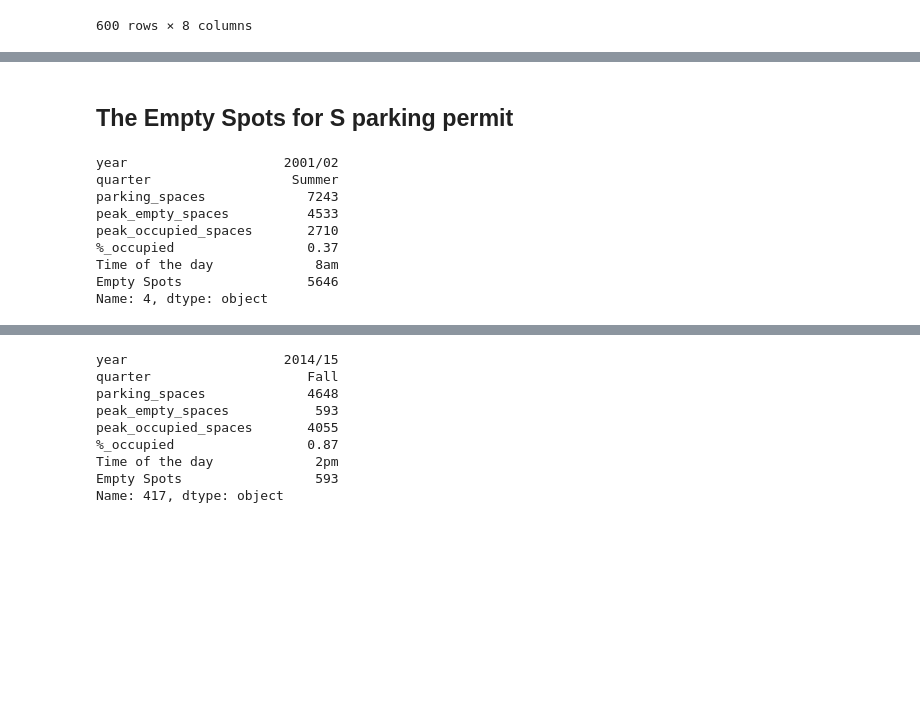
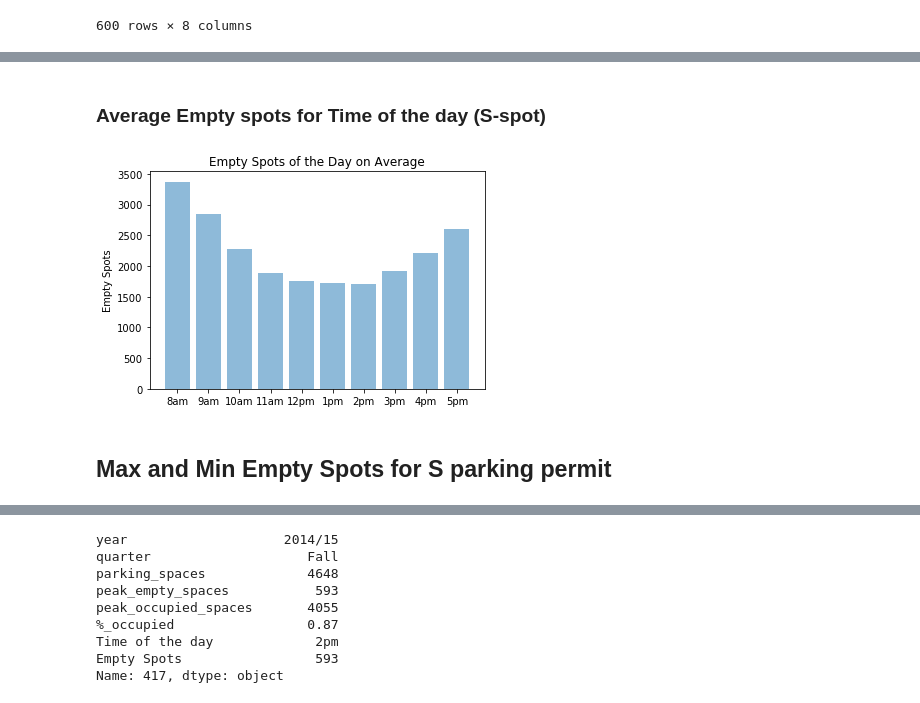
Before and after one commit to Maguilar43/ECE143_FinalProject, a Jupyter notebook: Data Observation Parking.ipynb, the cells around one changed output, grey strips where cells are left out. Cells and saved outputs as stored; diff of their text form; code cells hidden in the pictures; blank space fills up the shorter version.

```diff
--- a/Data Observation Parking.ipynb
+++ b/Data Observation Parking.ipynb
@@ -72,0 +52,5 @@ array([[<matplotlib.axes._subplots.AxesSubplot object at 0x...>,
+# %%
+df_La_Jolla_S_new = df_La_Jolla_S_new.rename(columns={"Time of the day": "Time"})
+df_La_Jolla_S_new_8am = df_La_Jolla_S_new[df_La_Jolla_S_new.Time == '8am']
+
+df_La_Jolla_S_new_8am #Filter only 8am (sample)
@@ -73,17 +75,38 @@ array([[<matplotlib.axes._subplots.AxesSubplot object at 0x...>,
+# %% [markdown]
+### Average Empty spots for Time of the day (S-spot)
+# %%
+df_La_Jolla_S_new_8am = df_La_Jolla_S_new[df_La_Jolla_S_new.Time == '8am']
+x1 = df_La_Jolla_S_new_8am["Empty Spots"].mean()
+df_La_Jolla_S_new_9am = df_La_Jolla_S_new[df_La_Jolla_S_new.Time == '9am']
+x2 = df_La_Jolla_S_new_9am["Empty Spots"].mean()
+df_La_Jolla_S_new_10am = df_La_Jolla_S_new[df_La_Jolla_S_new.Time == '10am']
+x3 = df_La_Jolla_S_new_10am["Empty Spots"].mean()
+df_La_Jolla_S_new_11am = df_La_Jolla_S_new[df_La_Jolla_S_new.Time == '11am']
+x4 = df_La_Jolla_S_new_11am["Empty Spots"].mean()
+df_La_Jolla_S_new_12am = df_La_Jolla_S_new[df_La_Jolla_S_new.Time == '12am']
+x5 = df_La_Jolla_S_new_12am["Empty Spots"].mean()
+df_La_Jolla_S_new_1pm = df_La_Jolla_S_new[df_La_Jolla_S_new.Time == '1pm']
+x6 = df_La_Jolla_S_new_1pm["Empty Spots"].mean()
+df_La_Jolla_S_new_2pm = df_La_Jolla_S_new[df_La_Jolla_S_new.Time == '2pm']
+x7 = df_La_Jolla_S_new_2pm["Empty Spots"].mean()
+df_La_Jolla_S_new_3pm = df_La_Jolla_S_new[df_La_Jolla_S_new.Time == '3pm']
+x8 = df_La_Jolla_S_new_3pm["Empty Spots"].mean()
+df_La_Jolla_S_new_4pm = df_La_Jolla_S_new[df_La_Jolla_S_new.Time == '4pm']
+x9 = df_La_Jolla_S_new_4pm["Empty Spots"].mean()
+df_La_Jolla_S_new_5pm = df_La_Jolla_S_new[df_La_Jolla_S_new.Time == '5pm']
+x10 = df_La_Jolla_S_new_5pm["Empty Spots"].mean()
+# %%
+Times = ('8am', '9am', '10am', '11am', '12pm', '1pm', '2pm', '3pm', '4pm', '5pm')
+y_pos = np.arange(len(Times))
+performance = [x1,x2,x3,x4,x5,x6,x7,x8,x9,x10]
+
+plt.bar(y_pos, performance, align='center', alpha=0.5)
+plt.xticks(y_pos, Times)
+plt.ylabel('Empty Spots')
+plt.title('Empty Spots of the Day on Average')
+
+plt.show()
+# %% [output]
+[figure, added]
 # %% [markdown]
-## The Empty Spots for S parking permit
+## Max and Min Empty Spots for S parking permit
-# %%
-#df_La_Jolla_S_new_1 = df_La_Jolla_S_new[df_La_Jolla_S_new["Time of the day"] == "8am"]
-#df_La_Jolla_S_new['Spots Occupancy'].max()
-
-df_La_Jolla_S_new.loc[df_La_Jolla_S_new['Empty Spots'].idxmax()]
-# %% [output]
-year                    2001/02
-quarter                  Summer
-parking_spaces             7243
-peak_empty_spaces          4533
-peak_occupied_spaces       2710
-%_occupied                 0.37
-Time of the day             8am
-Empty Spots                5646
-Name: 4, dtype: object
```
Also changed, not shown: parts of 3 cells of this notebook.
